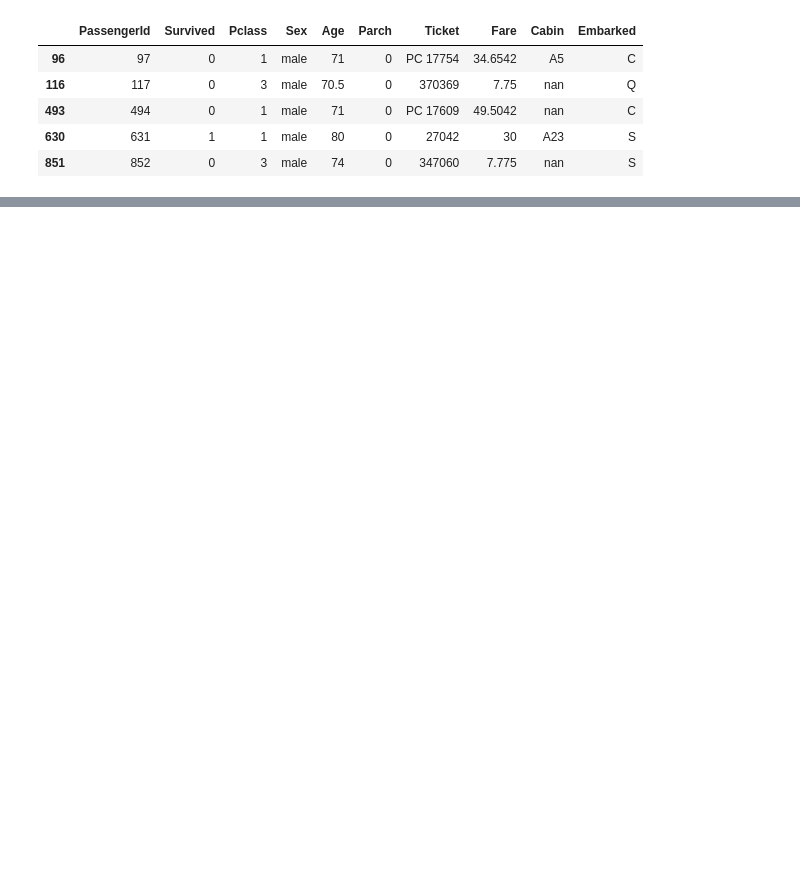
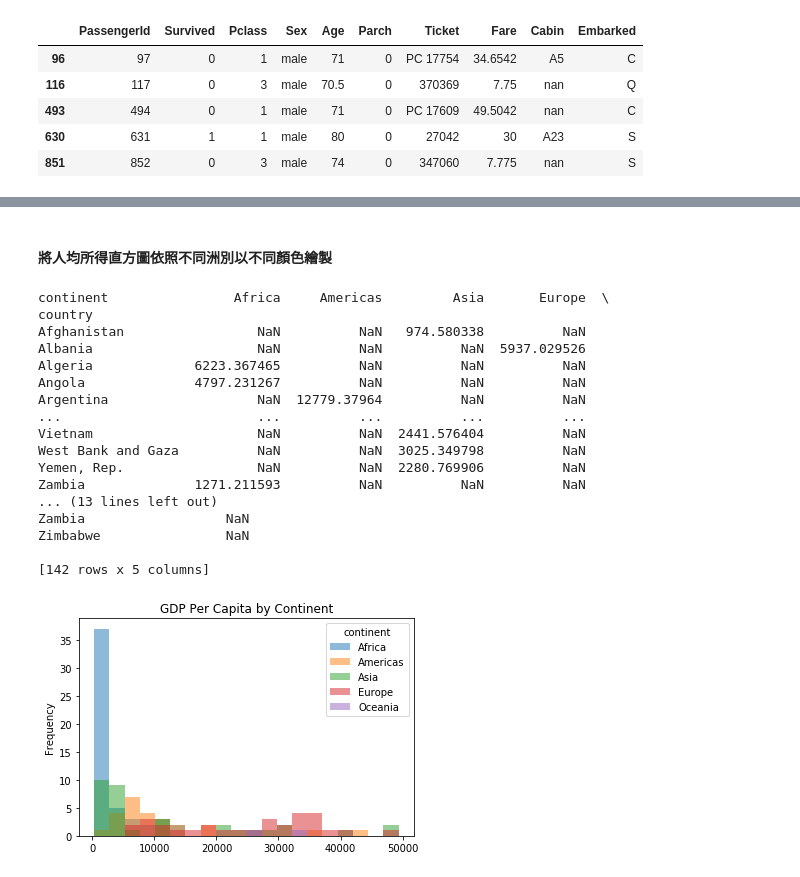
Before and after one commit to Eddie6382/python_practice, a Jupyter notebook: data_processing/Pandas 教學.ipynb, the cells around one changed output, grey strips where cells are left out. Drawn from its saved outputs; the diff is of its cells as text; code cells hidden in the pictures; blank space fills up the shorter version.

```diff
--- a/data_processing/Pandas 教學.ipynb
+++ b/data_processing/Pandas 教學.ipynb
@@ -171,0 +240,29 @@ memory usage: 238.4 KB
+# %% [markdown]
+#### 將人均所得直方圖依照不同洲別以不同顏色繪製
+# %%
+gapminder_2007 = gapminder[gapminder['year'] == 2007]
+gapminder_continent_pivot = gapminder_2007.pivot_table(
+    values = 'gdpPercap', columns = 'continent', index = 'country')
+print(gapminder_continent_pivot)
+gapminder_continent_pivot.plot(
+    kind = 'hist', alpha=0.5, bins = 20, title = 'GDP Per Capita by Continent')
+plt.show()
+# %% [output]
+continent                Africa     Americas         Asia       Europe  \
+country
+Afghanistan                 NaN          NaN   974.580338          NaN
+Albania                     NaN          NaN          NaN  5937.029526
+Algeria             6223.367465          NaN          NaN          NaN
+Angola              4797.231267          NaN          NaN          NaN
+Argentina                   NaN  12779.37964          NaN          NaN
+...                         ...          ...          ...          ...
+Vietnam                     NaN          NaN  2441.576404          NaN
+West Bank and Gaza          NaN          NaN  3025.349798          NaN
+Yemen, Rep.                 NaN          NaN  2280.769906          NaN
+Zambia              1271.211593          NaN          NaN          NaN
+... (13 lines left out)
+Zambia                  NaN
+Zimbabwe                NaN
+
+[142 rows x 5 columns]
+[figure, added]
```
Also changed, not shown: parts of 10 cells of this notebook.
